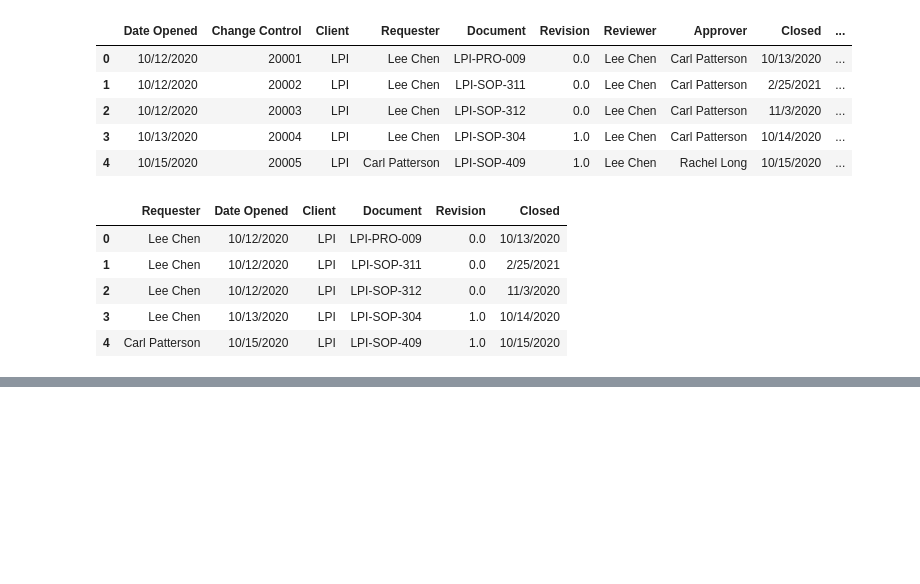
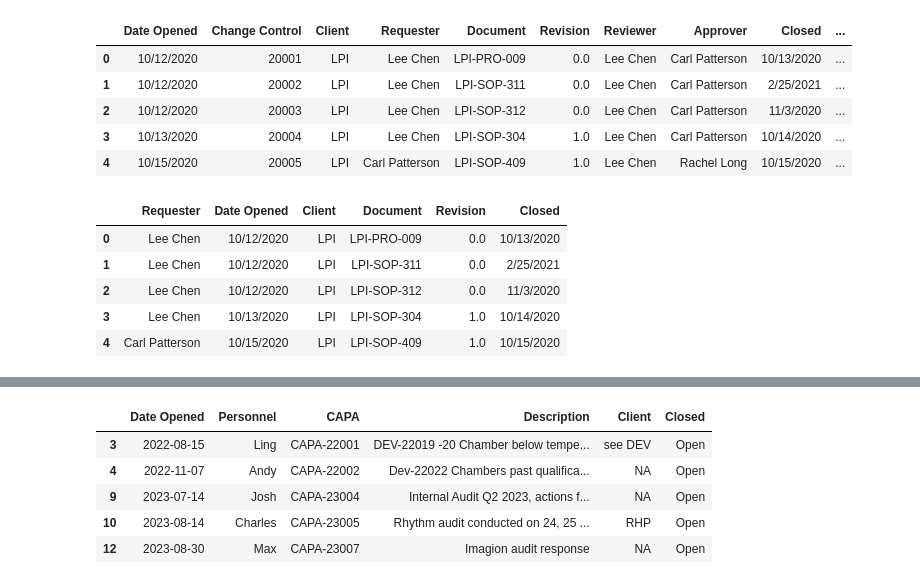
Before and after one commit to cpatterson71/Quality_Dashboard, a Jupyter notebook: Quality_Data_Clean_Up.ipynb, the cells around one changed output, grey strips where cells are left out. Saved outputs shown, nothing was run; the diff lists cells and outputs as text; code cells hidden in the pictures; blank space fills up the shorter version.

```diff
--- a/Quality_Data_Clean_Up.ipynb
+++ b/Quality_Data_Clean_Up.ipynb
@@ -182,0 +207,12 @@ temp4.to_csv('temp4.csv', index=False)
+# %%
+Open_CAPA = Open_CAPA.loc[:,['Date Opened', 'Personnel', 'CAPA', 'Description', 'Client', 'Closed']]
+Open_CAPA = Open_CAPA[Open_CAPA['Closed'] == 'Open']
+Open_CAPA.to_csv('Open_CAPA.csv', index=False)
+Open_CAPA.head()
+# %% [output]
+|  | Date Opened | Personnel | CAPA | Description | Client | Closed |
+| 3 | 2022-08-15 | Ling | CAPA-22001 | DEV-22019 -20 Chamber below tempe... | see DEV | Open |
+| 4 | 2022-11-07 | Andy | CAPA-22002 | Dev-22022 Chambers past qualifica... | NA | Open |
+| 9 | 2023-07-14 | Josh | CAPA-23004 | Internal Audit Q2 2023, actions f... | NA | Open |
+| 10 | 2023-08-14 | Charles | CAPA-23005 | Rhythm audit conducted on 24, 25 ... | RHP | Open |
+| 12 | 2023-08-30 | Max | CAPA-23007 | Imagion audit response | NA | Open |
```
Also changed, not shown: parts of 6 cells of this notebook, 5 other files.
